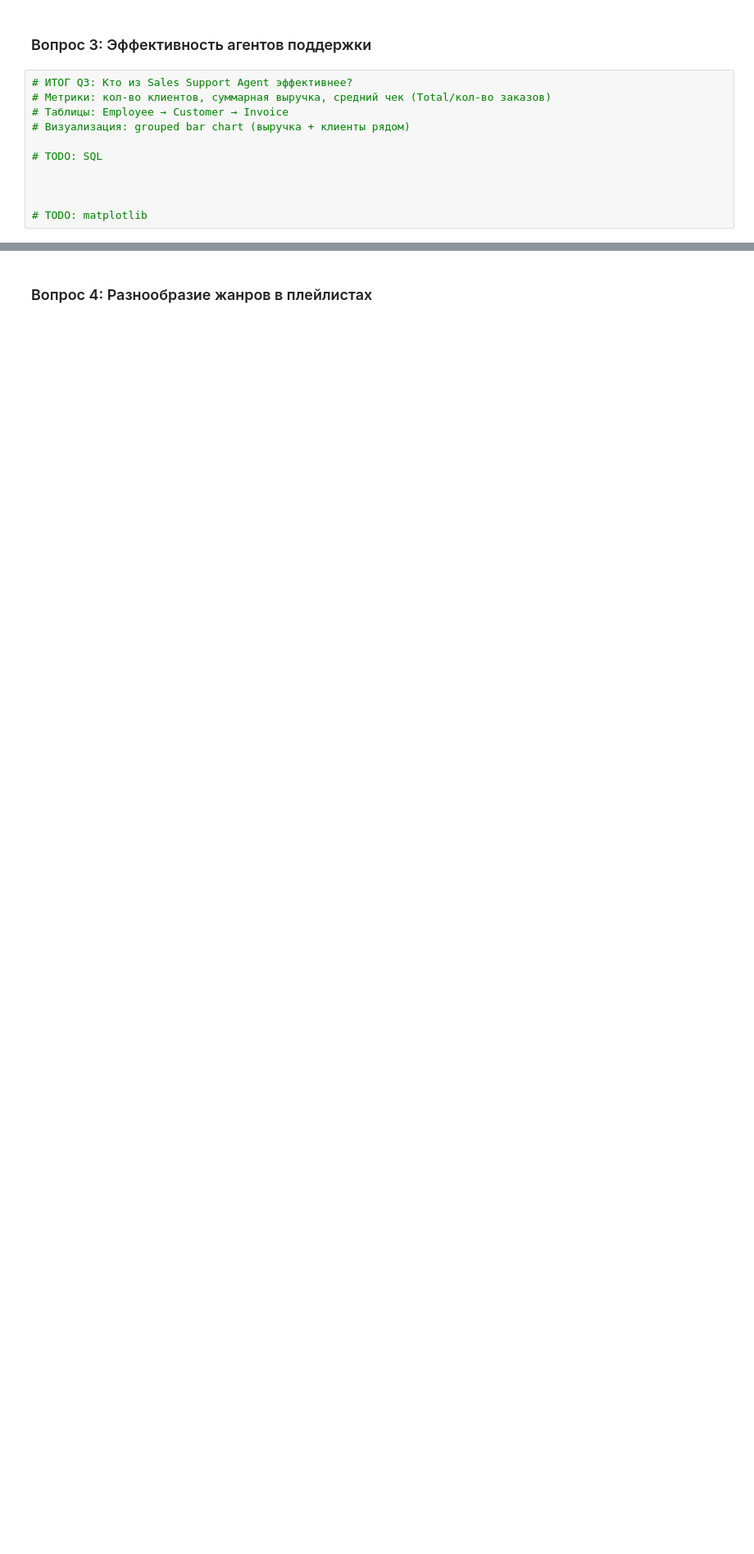
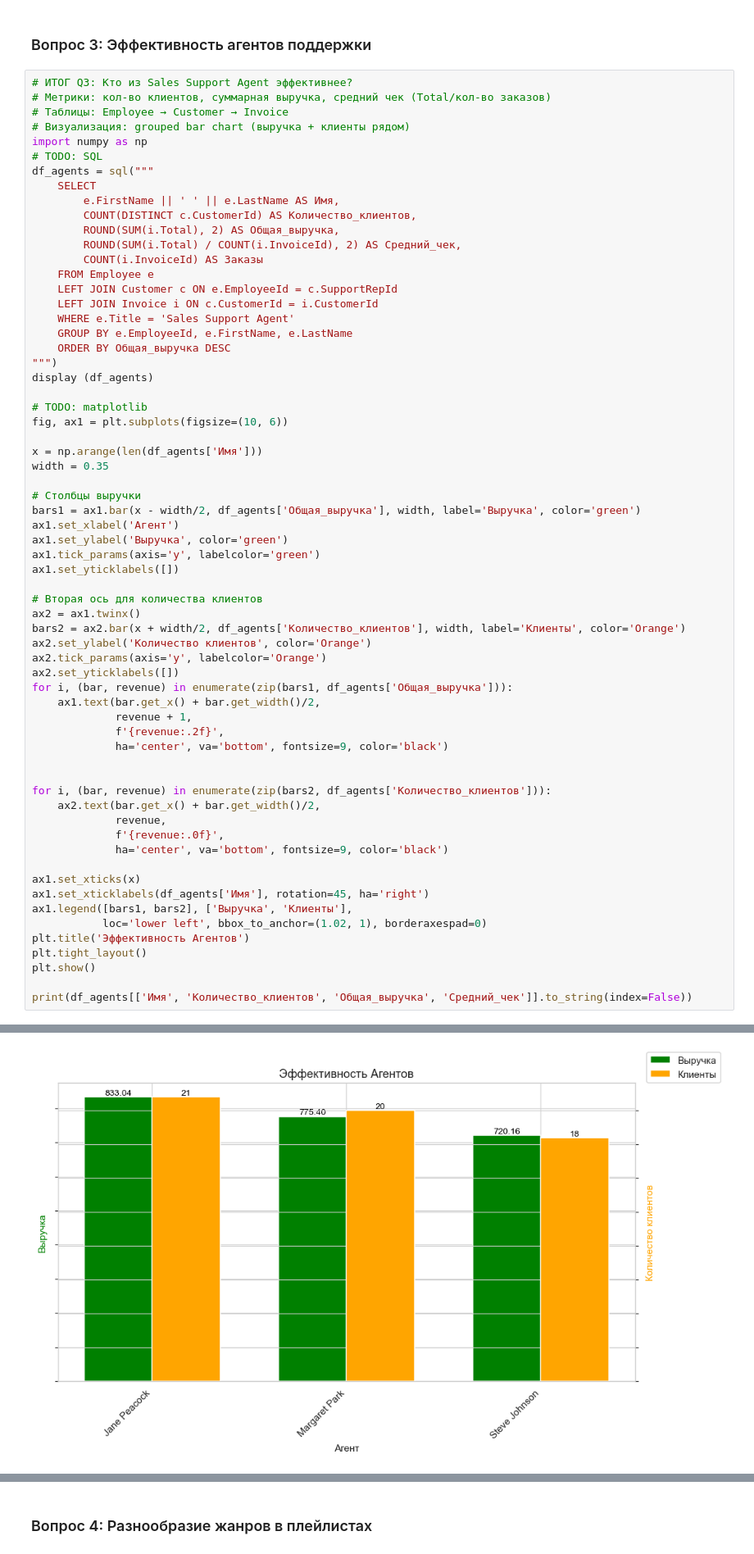
Before and after one commit to Duhast163rus/Ai, a Jupyter notebook: practice_git_python_sql.ipynb, the cells around one changed output, grey strips where cells are left out. Shown at 82% size. Saved outputs shown, nothing was run; the diff lists cells and outputs as text; blank space fills up the shorter version.

```diff
--- a/practice_git_python_sql.ipynb
+++ b/practice_git_python_sql.ipynb
@@ -1449,9 +1543,63 @@ mini-analysis/
 # Метрики: кол-во клиентов, суммарная выручка, средний чек (Total/кол-во заказов)
 # Таблицы: Employee → Customer → Invoice
 # Визуализация: grouped bar chart (выручка + клиенты рядом)
+import numpy as np
+# TODO: SQL
+df_agents = sql("""
+    SELECT
+        e.FirstName || ' ' || e.LastName AS Имя,
+        COUNT(DISTINCT c.CustomerId) AS Количество_клиентов,
+        ROUND(SUM(i.Total), 2) AS Общая_выручка,
+        ROUND(SUM(i.Total) / COUNT(i.InvoiceId), 2) AS Средний_чек,
+        COUNT(i.InvoiceId) AS Заказы
+    FROM Employee e
+    LEFT JOIN Customer c ON e.EmployeeId = c.SupportRepId
+    LEFT JOIN Invoice i ON c.CustomerId = i.CustomerId
+    WHERE e.Title = 'Sales Support Agent'
+    GROUP BY e.EmployeeId, e.FirstName, e.LastName
+    ORDER BY Общая_выручка DESC
+""")
+display (df_agents)
 
-# TODO: SQL
+# TODO: matplotlib
+fig, ax1 = plt.subplots(figsize=(10, 6))
+
+x = np.arange(len(df_agents['Имя']))
+width = 0.35
+
+# Столбцы выручки
+bars1 = ax1.bar(x - width/2, df_agents['Общая_выручка'], width, label='Выручка', color='green')
+ax1.set_xlabel('Агент')
+ax1.set_ylabel('Выручка', color='green')
+ax1.tick_params(axis='y', labelcolor='green')
+ax1.set_yticklabels([])
+
+# Вторая ось для количества клиентов
+ax2 = ax1.twinx()
+bars2 = ax2.bar(x + width/2, df_agents['Количество_клиентов'], width, label='Клиенты', color='Orange')
+ax2.set_ylabel('Количество клиентов', color='Orange')
+ax2.tick_params(axis='y', labelcolor='Orange')
+ax2.set_yticklabels([])
+for i, (bar, revenue) in enumerate(zip(bars1, df_agents['Общая_выручка'])):
+    ax1.text(bar.get_x() + bar.get_width()/2,
+             revenue + 1,
+             f'{revenue:.2f}',
+             ha='center', va='bottom', fontsize=9, color='black')
 
 
+for i, (bar, revenue) in enumerate(zip(bars2, df_agents['Количество_клиентов'])):
+    ax2.text(bar.get_x() + bar.get_width()/2,
+             revenue,
+             f'{revenue:.0f}',
+             ha='center', va='bottom', fontsize=9, color='black')
 
-# TODO: matplotlib
+ax1.set_xticks(x)
+ax1.set_xticklabels(df_agents['Имя'], rotation=45, ha='right')
+ax1.legend([bars1, bars2], ['Выручка', 'Клиенты'],
+           loc='lower left', bbox_to_anchor=(1.02, 1), borderaxespad=0)
+plt.title('Эффективность Агентов')
+plt.tight_layout()
+plt.show()
+
+print(df_agents[['Имя', 'Количество_клиентов', 'Общая_выручка', 'Средний_чек']].to_string(index=False))
+# %% [output]
@@ -1457,0 +1610 @@ mini-analysis/
+[figure, added]
```
Also changed, not shown: parts of 3 cells of this notebook.
